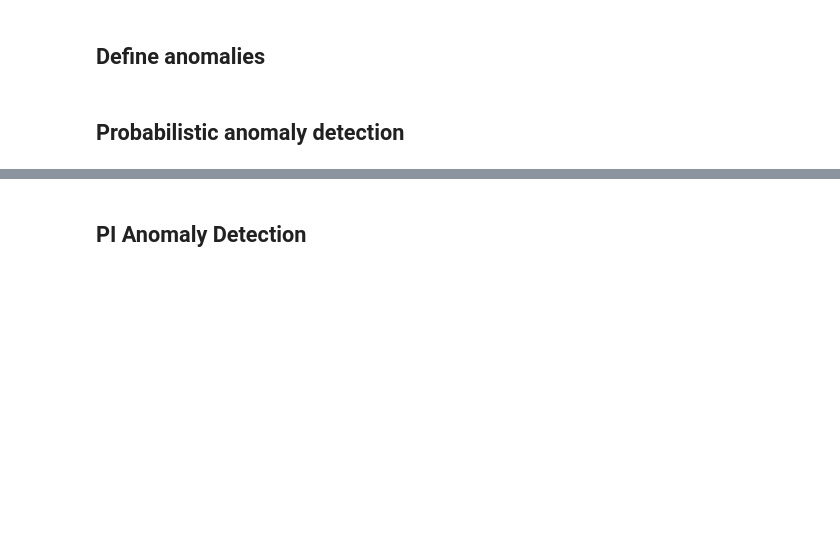
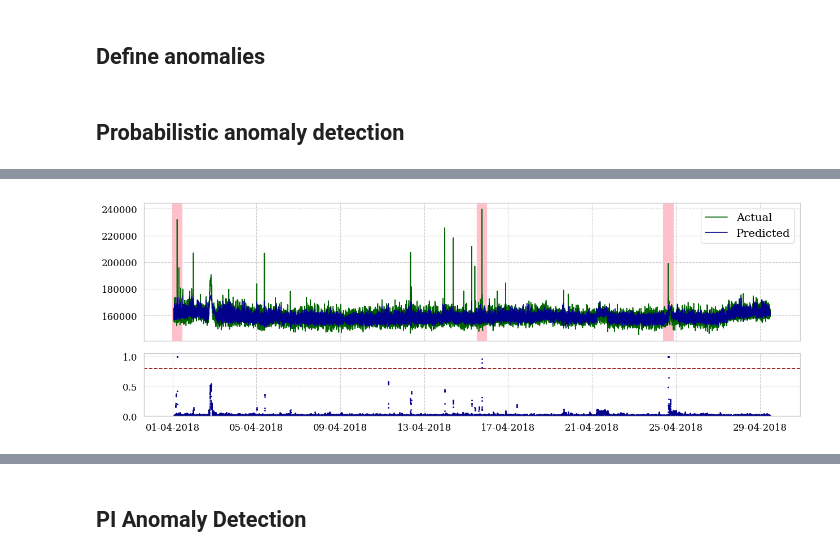
Before and after one commit to hreiten/master-thesis, a Jupyter notebook: src/anomaly-detection/anomaly_detection.ipynb, the cells around one changed output, grey strips where cells are left out. Saved outputs shown, nothing was run; the diff lists cells and outputs as text; code cells hidden in the pictures; blank space fills up the shorter version.

```diff
--- a/src/anomaly-detection/anomaly_detection.ipynb
+++ b/src/anomaly-detection/anomaly_detection.ipynb
@@ -287,0 +414,9 @@ anomaly_likelihoods = run(plot = False)
+# %%
+anomaly_likelihoods_10 = run(
+    plot = False,
+    y_pred = y_10,
+    y_hat = y_hat_10,
+    dt = t_10,
+    threshold = 0.8,
+    a_rs_d = [],
+)
@@ -287,0 +450,17 @@ anomaly_likelihoods = run(plot = False)
+# %%
+signal = 0
+mean = stats_train.iloc[signal, :]["Mean"]
+std = stats_train.iloc[signal, :]["Std"]
+
+plot_probabilistic_anomalies(
+    y_hat = (y_hat_10 * std) + mean,
+    y_pred = (y_10 * std) + mean,
+    dt = t_10,
+    a_rs_d = [],
+    anomaly_likelihoods = anomaly_likelihoods_10[signal],
+    signal = signal,
+    threshold = 0.8,
+    unit = "$^\circ$C     "
+)
+# %% [output]
+[figure, added]
```
Also changed, not shown: parts of 38 cells of this notebook, 1 other file.
